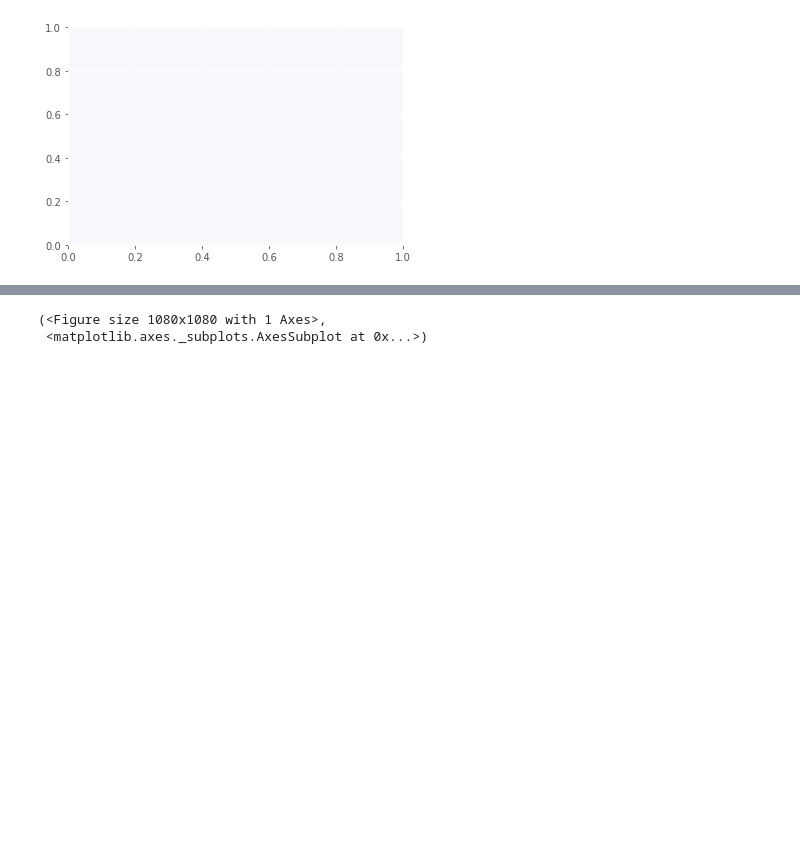
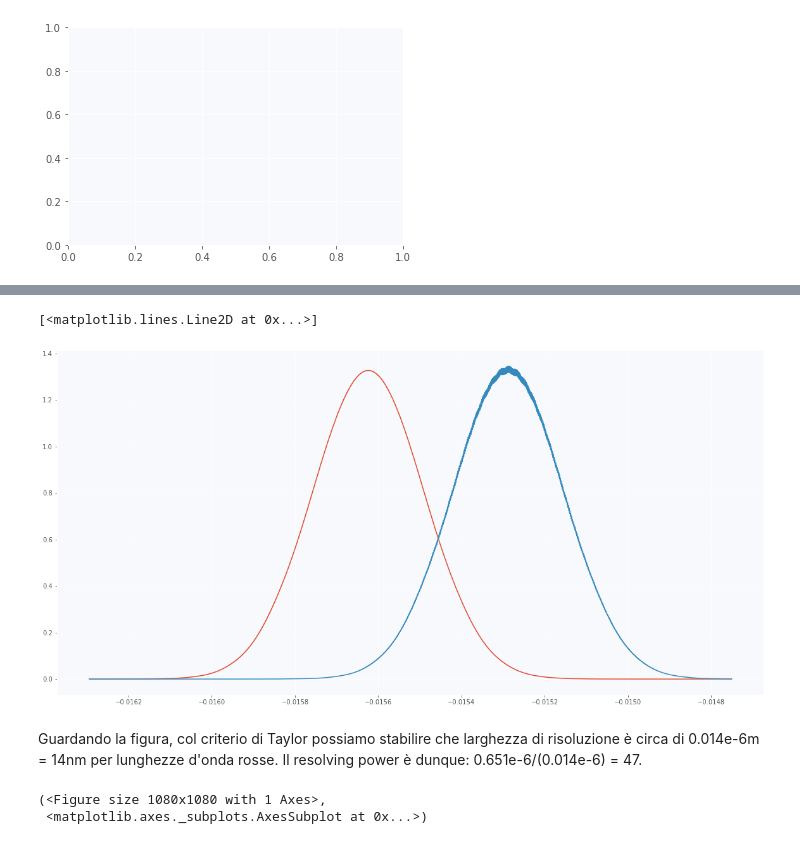
Before and after one commit to raeubaen/misc, a Jupyter notebook: split-step-fourier-method-1D-bis.ipynb, the cells around one changed output, grey strips where cells are left out. Drawn from its saved outputs; the diff is of its cells as text; code cells hidden in the pictures; blank space fills up the shorter version.

```diff
--- a/split-step-fourier-method-1D-bis.ipynb
+++ b/split-step-fourier-method-1D-bis.ipynb
@@ -289,3 +298,12 @@ Lasted 5.9325270652771 seconds
+# %%
+fig, ax = plt.subplots(figsize=(20, 10))
+ax.plot(cp.asnumpy(x[6000:8500]), cp.asnumpy(intensity1[6000:8500]))
+ax.plot(cp.asnumpy(x[6000:8500]), cp.asnumpy(intensity2[6000:8500]))
+# %% [output]
+[<matplotlib.lines.Line2D at 0x...>]
+[figure, added]
+# %% [markdown]
+Guardando la figura, col criterio di Taylor possiamo stabilire che larghezza di risoluzione è circa di 0.014e-6m = 14nm per lunghezze d'onda rosse. Il resolving power è dunque: 0.651e-6/(0.014e-6) = 47.
 # %%
 plot(np.stack((intensity,)*100, axis=0))
 # %% [output]
```
Also changed, not shown: parts of 15 cells of this notebook.
